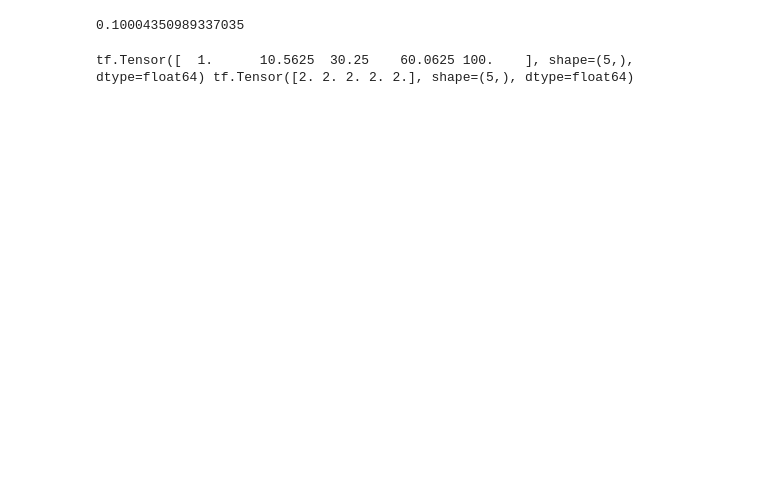
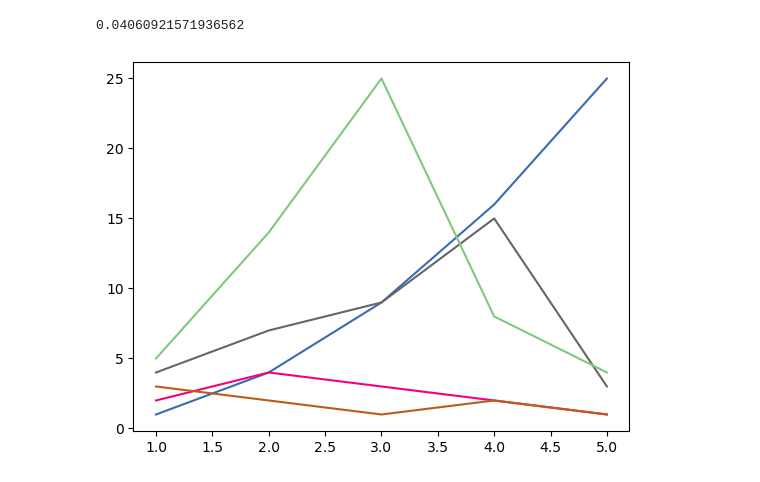
Before and after one commit to PetrosStefanou/pulsar_nn, a Jupyter notebook: plotting/plot_analysis.ipynb, the cells around one changed output. Saved outputs shown, nothing was run; the diff lists cells and outputs as text; code cells hidden in the pictures; blank space fills up the shorter version.

```diff
--- a/plotting/plot_analysis.ipynb
+++ b/plotting/plot_analysis.ipynb
@@ -83,18 +83,25 @@ plot_T_of_P (P, Pc, T, T_prime, parameters)
-# %%
-print(Pc)
-# %% [output]
-0.10004350989337035
-# %%
-bla = np.linspace(1,10,5)
-bla = tf.convert_to_tensor(bla)
-with tf.GradientTape(persistent=True) as gt:
-   gt.watch(bla)
-   y = bla**2
-   z = 2 * y
-
-dy = gt.gradient(y, bla)
-dz = gt.gradient(z, bla)
-dzdy = gt.gradient (z, y)
-print(y, dzdy)
-# %% [output]
-tf.Tensor([  1.      10.5625  30.25    60.0625 100.    ], shape=(5,), dtype=float64) tf.Tensor([2. 2. 2. 2. 2.], shape=(5,), dtype=float64)
+# %%
+pulsar_eq[1:-1,1:-1][np.isfinite(pulsar_eq[1:-1,1:-1])].max()
+# %% [output]
+0.04060921571936562
+# %%
+import matplotlib.pyplot as plt
+
+fig, ax = plt.subplots()
+
+# Set the default color cycle
+custom_colors = ['steelblue', 'firebrick', 'mediumseagreen', 'darkslategray', 'mediumorchid']
+custom_colors = ['#386cb0', '#f0027f', '#bf5b17', '#666666', '#7fc97f', '#beaed4', '#fdc086', '#ffff99']
+plt.rcParams['axes.prop_cycle'] = plt.cycler(color=custom_colors)
+
+# Now when you create plots, the default color cycle will be from "tab10"
+plt.plot([1, 2, 3, 4, 5], [1, 4, 9, 16, 25])
+plt.plot([1, 2, 3, 4, 5], [2, 4, 3, 2, 1])
+plt.plot([1, 2, 3, 4, 5], [3, 2, 1, 2, 1])
+plt.plot([1, 2, 3, 4, 5], [4, 7, 9, 15, 3])
+plt.plot([1, 2, 3, 4, 5], [5, 14, 25, 8, 4])
+
+
+plt.show()
+# %% [output]
+[figure, added]
```
Also changed, not shown: parts of 3 cells of this notebook.
